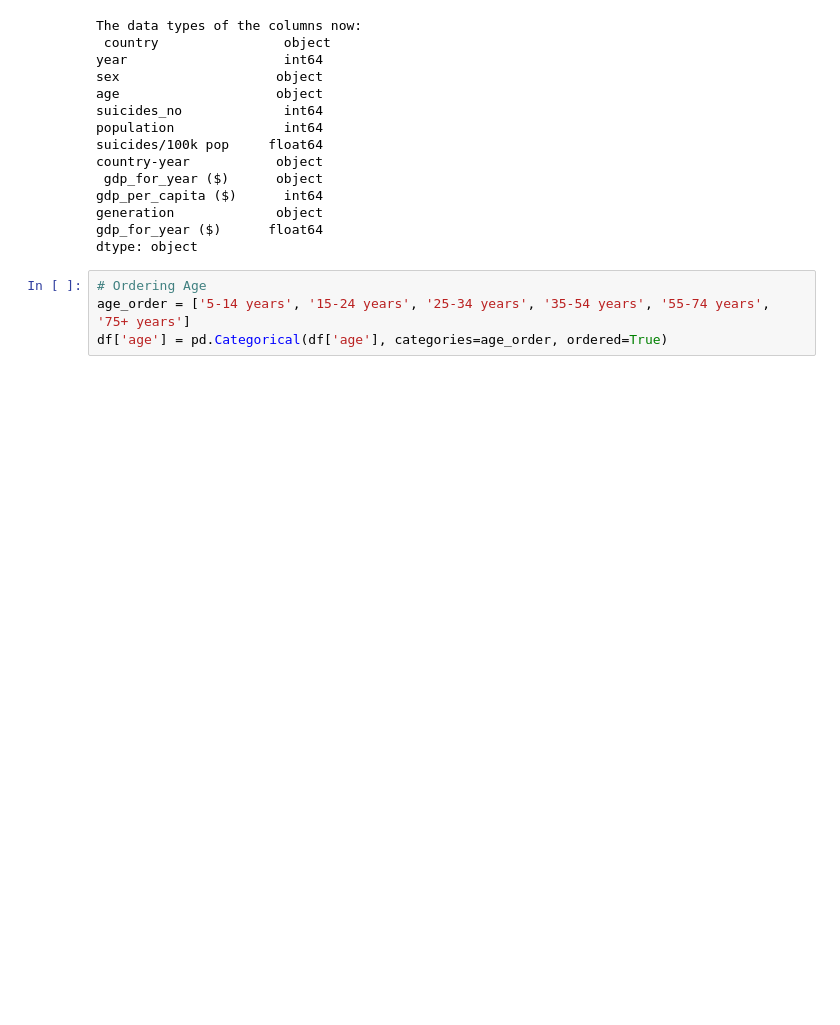
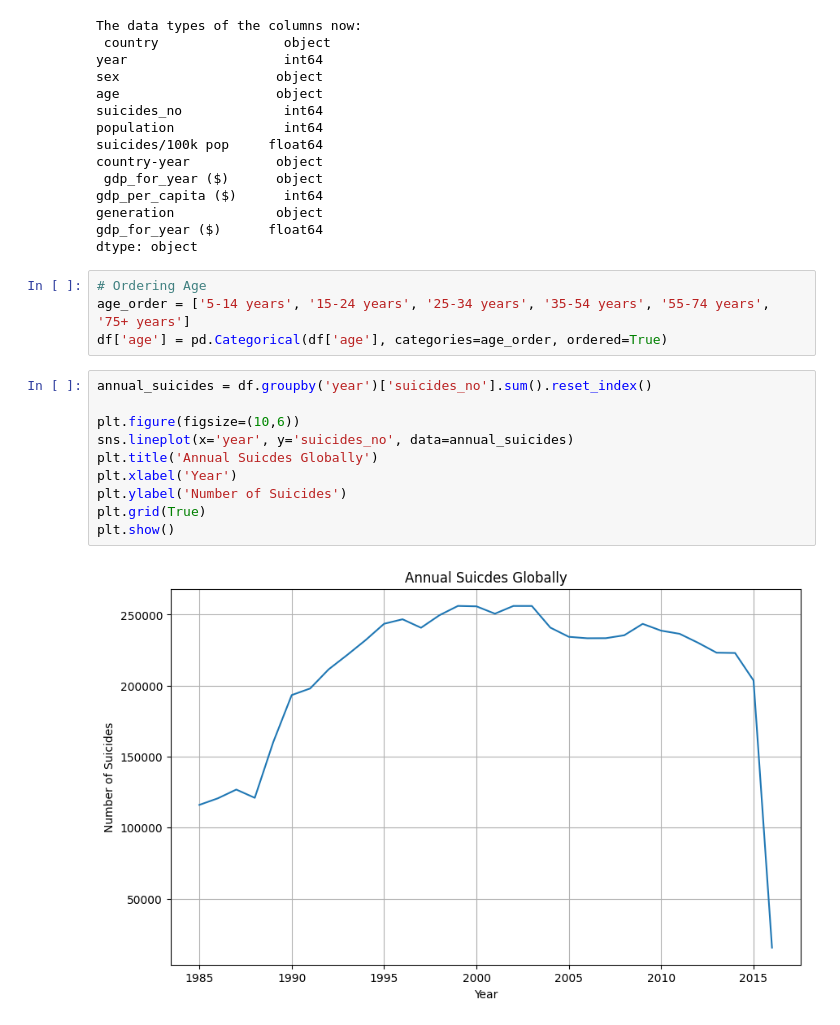
Before and after one commit to raoanmol/Dissecting-Suicide-Rates, a Jupyter notebook: notebooks/main.ipynb, the cells around one changed output. Cells and saved outputs as stored; diff of their text form; blank space fills up the shorter version.

Commit message:
performed Data Analysis using graphs

```diff
--- a/notebooks/main.ipynb
+++ b/notebooks/main.ipynb
@@ -100,3 +100,15 @@ dtype: object
 # Ordering Age
 age_order = ['5-14 years', '15-24 years', '25-34 years', '35-54 years', '55-74 years', '75+ years']
 df['age'] = pd.Categorical(df['age'], categories=age_order, ordered=True)
+# %%
+annual_suicides = df.groupby('year')['suicides_no'].sum().reset_index()
+
+plt.figure(figsize=(10,6))
+sns.lineplot(x='year', y='suicides_no', data=annual_suicides)
+plt.title('Annual Suicdes Globally')
+plt.xlabel('Year')
+plt.ylabel('Number of Suicides')
+plt.grid(True)
+plt.show()
+# %% [output]
+[figure, added]
```
Also changed, not shown: parts of 5 cells of this notebook.
